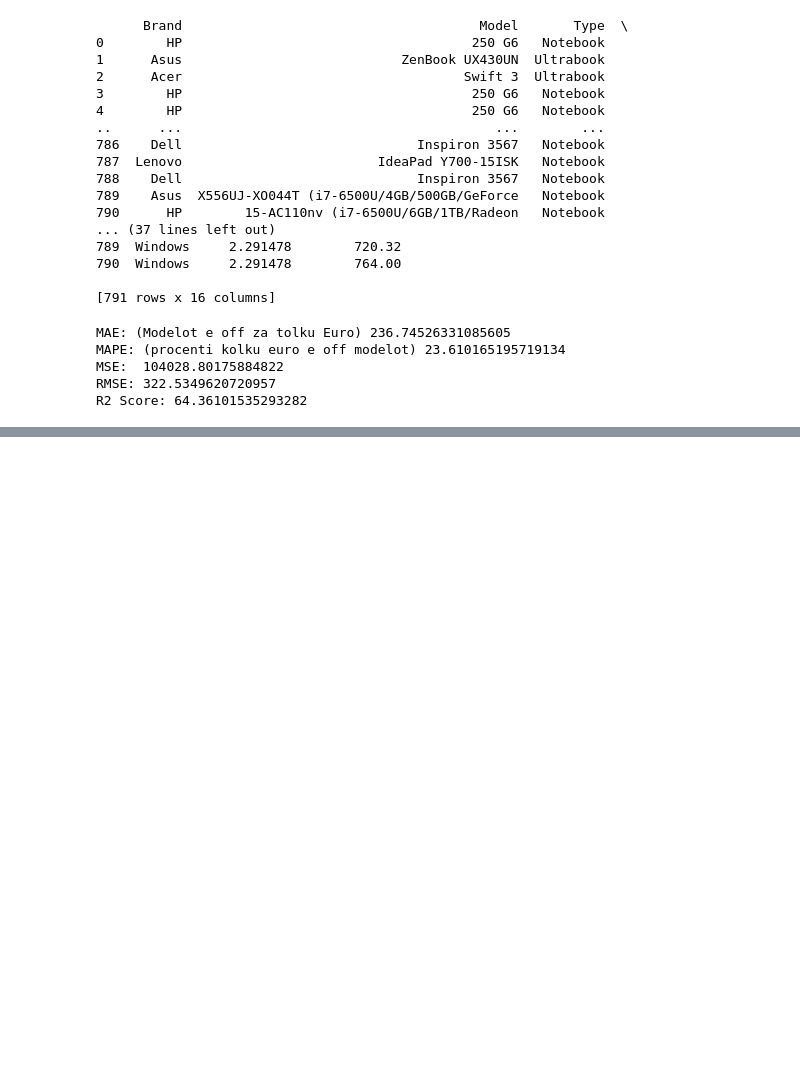
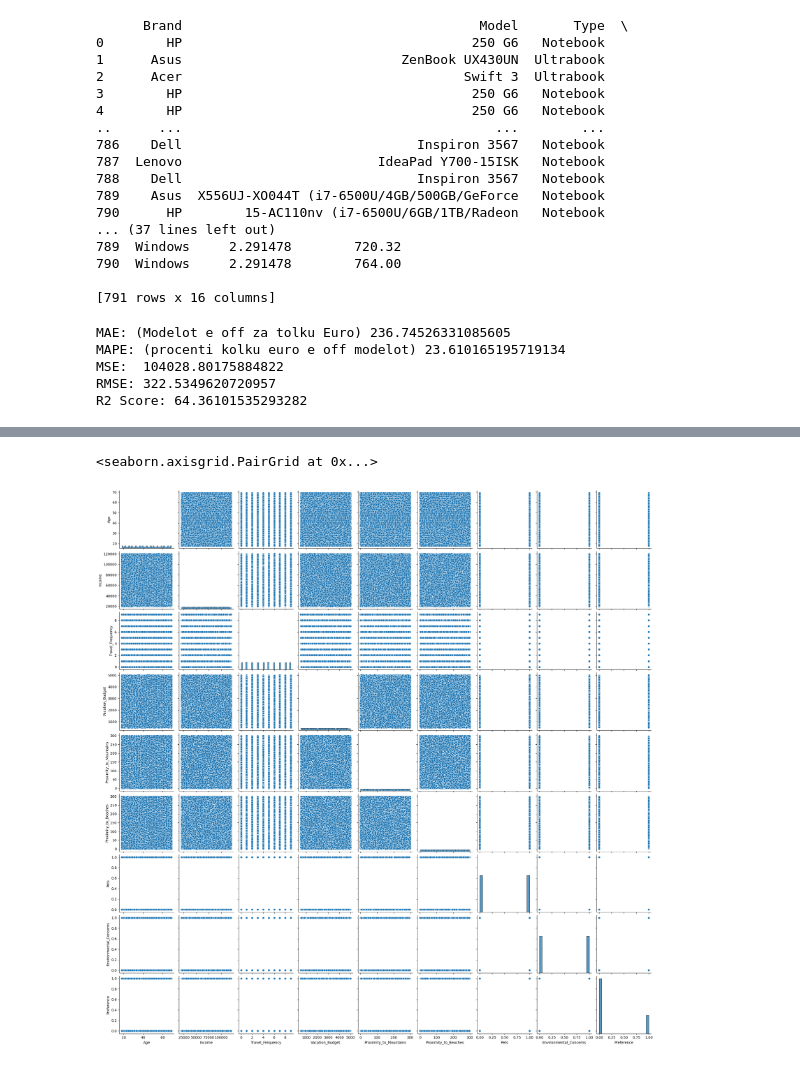
Before and after one commit to Berat02xz/FINKI-Academic-Journey, a Jupyter notebook: VNP - Intro to Data Science/Labs/Laboratory Exercise 2 - Starter/lab_ex_2_216130.ipynb, the cells around one changed output, grey strips where cells are left out. Drawn from its saved outputs; the diff is of its cells as text; code cells hidden in the pictures; blank space fills up the shorter version.

```diff
--- a/VNP - Intro to Data Science/Labs/Laboratory Exercise 2 - Starter/lab_ex_2_216130.ipynb
+++ b/VNP - Intro to Data Science/Labs/Laboratory Exercise 2 - Starter/lab_ex_2_216130.ipynb
@@ -896,0 +907,3 @@ assert hash_data_frame(_test_X) == "a429556e734d7d17615e856fced0de8943c7914f5479
+# %%
+df = pd.read_csv("vacation_preferences_data.csv")
+df.head()
@@ -896,0 +917,10 @@ assert hash_data_frame(_test_X) == "a429556e734d7d17615e856fced0de8943c7914f5479
+# %%
+#Exploratory Data Analysis (EDA)
+calculate_descriptive_statistics(df)
+
+#pairplot za korelacija na site numericki variabili
+copy_df = df.select_dtypes(include="number")
+sns.pairplot(copy_df)
+# %% [output]
+<seaborn.axisgrid.PairGrid at 0x...>
+[figure, added]
```
Also changed, not shown: parts of 24 cells of this notebook.
